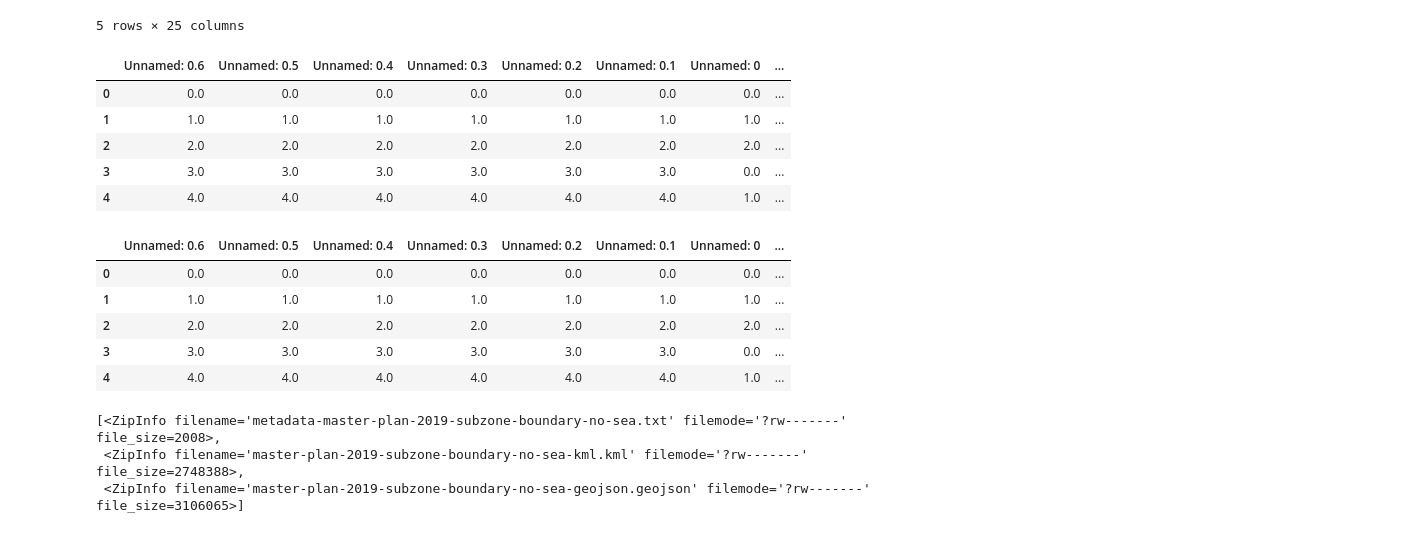
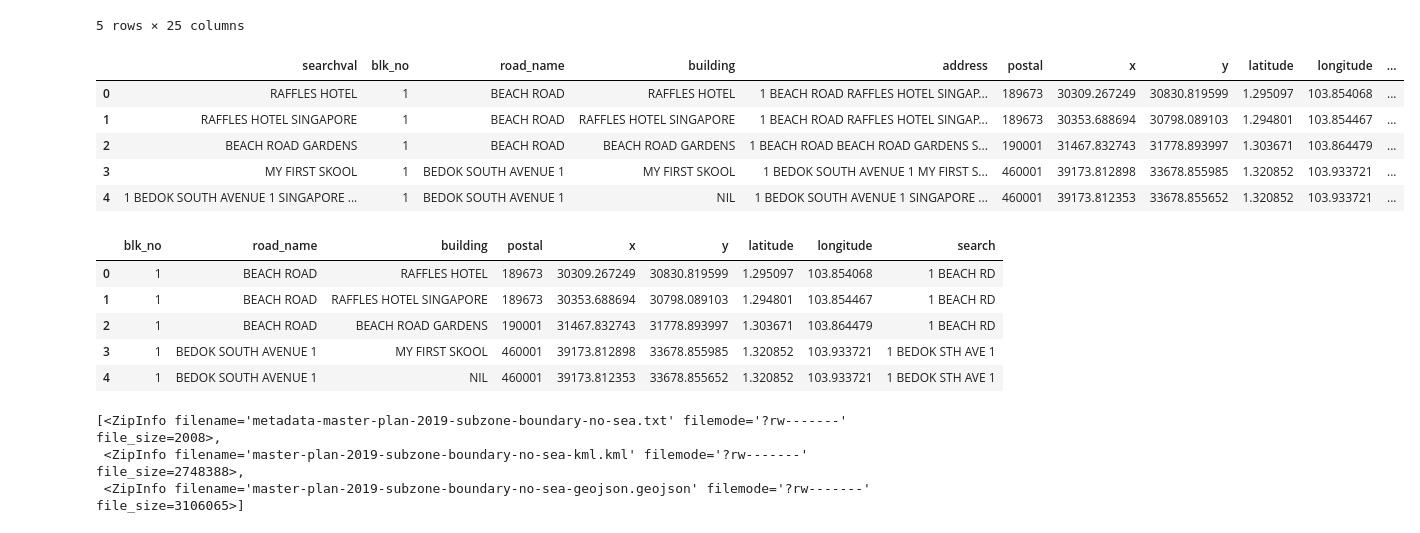
Before and after one commit to YC-Goh/YC-Goh.github.io, a Jupyter notebook: public/projects/sg-open-data/hdb-properties.ipynb, the cells around one changed output. Saved outputs shown, nothing was run; the diff lists cells and outputs as text; code cells hidden in the pictures.

```diff
--- a/public/projects/sg-open-data/hdb-properties.ipynb
+++ b/public/projects/sg-open-data/hdb-properties.ipynb
@@ -67,45 +67,46 @@ hdb.head(5)
 # %%
 data_file = os.path.join(data_fold,'hdb-property-coordinates.csv')
 if os.path.exists(data_file):
-    hdb_g = pd.read_csv(data_file, encoding='utf-8')
+    hdb_g = pd.read_csv(data_file, encoding='utf-8', index_col=0)
 else:
     hdb_g = pd.DataFrame()
 for address in hdb['address']:
     if 'search' not in hdb_g or hdb_g.loc[hdb_g['search'].eq(address),:].index.size == 0:
         time.sleep(.005)
         req = requests.get(
             url='https://developers.onemap.sg/commonapi/search',
             params={
                 'token':os. environ['onemap'],
                 'searchVal': address,
                 'returnGeom': 'Y',
                 'getAddrDetails': 'Y'
             })
         if req.status_code == 200:
             add_df = pd.DataFrame.from_records(req.json()['results'])
-            add_df.rename(columns=dict(zip(add_df.columns, add_df.columns.str.lower())), inplace=True)
-            add_df['search'] = address
-            hdb_g = pd.concat((hdb_g,add_df),axis=0)
+            if add_df.index.size > 0:
+                add_df.rename(columns=dict(zip(add_df.columns, add_df.columns.str.lower())), inplace=True)
+                add_df['search'] = address
+                hdb_g = pd.concat((hdb_g,add_df),axis=0)
 del address, add_df, req
 hdb_g.to_csv(data_file, encoding='utf-8')
 hdb_g.head(5)
 # %% [output]
-|  | Unnamed: 0.6 | Unnamed: 0.5 | Unnamed: 0.4 | Unnamed: 0.3 | Unnamed: 0.2 | Unnamed: 0.1 | Unnamed: 0 | ... |
-| 0 | 0.0 | 0.0 | 0.0 | 0.0 | 0.0 | 0.0 | 0.0 | ... |
-| 1 | 1.0 | 1.0 | 1.0 | 1.0 | 1.0 | 1.0 | 1.0 | ... |
-| 2 | 2.0 | 2.0 | 2.0 | 2.0 | 2.0 | 2.0 | 2.0 | ... |
-| 3 | 3.0 | 3.0 | 3.0 | 3.0 | 3.0 | 3.0 | 0.0 | ... |
-| 4 | 4.0 | 4.0 | 4.0 | 4.0 | 4.0 | 4.0 | 1.0 | ... |
+|  | searchval | blk_no | road_name | building | address | postal | x | y | latitude | longitude | ... |
+| 0 | RAFFLES HOTEL | 1 | BEACH ROAD | RAFFLES HOTEL | 1 BEACH ROAD RAFFLES HOTEL SINGAP... | 189673 | 30309.267249 | 30830.819599 | 1.295097 | 103.854068 | ... |
+| 1 | RAFFLES HOTEL SINGAPORE | 1 | BEACH ROAD | RAFFLES HOTEL SINGAPORE | 1 BEACH ROAD RAFFLES HOTEL SINGAP... | 189673 | 30353.688694 | 30798.089103 | 1.294801 | 103.854467 | ... |
+| 2 | BEACH ROAD GARDENS | 1 | BEACH ROAD | BEACH ROAD GARDENS | 1 BEACH ROAD BEACH ROAD GARDENS S... | 190001 | 31467.832743 | 31778.893997 | 1.303671 | 103.864479 | ... |
+| 3 | MY FIRST SKOOL | 1 | BEDOK SOUTH AVENUE 1 | MY FIRST SKOOL | 1 BEDOK SOUTH AVENUE 1 MY FIRST S... | 460001 | 39173.812898 | 33678.855985 | 1.320852 | 103.933721 | ... |
+| 4 | 1 BEDOK SOUTH AVENUE 1 SINGAPORE ... | 1 | BEDOK SOUTH AVENUE 1 | NIL | 1 BEDOK SOUTH AVENUE 1 SINGAPORE ... | 460001 | 39173.812353 | 33678.855652 | 1.320852 | 103.933721 | ... |
 # %%
 hdb_g = hdb_g.drop(columns=['searchval','address','longtitude'])
 hdb_g.head(5)
 # %% [output]
-|  | Unnamed: 0.6 | Unnamed: 0.5 | Unnamed: 0.4 | Unnamed: 0.3 | Unnamed: 0.2 | Unnamed: 0.1 | Unnamed: 0 | ... |
-| 0 | 0.0 | 0.0 | 0.0 | 0.0 | 0.0 | 0.0 | 0.0 | ... |
-| 1 | 1.0 | 1.0 | 1.0 | 1.0 | 1.0 | 1.0 | 1.0 | ... |
-| 2 | 2.0 | 2.0 | 2.0 | 2.0 | 2.0 | 2.0 | 2.0 | ... |
-| 3 | 3.0 | 3.0 | 3.0 | 3.0 | 3.0 | 3.0 | 0.0 | ... |
-| 4 | 4.0 | 4.0 | 4.0 | 4.0 | 4.0 | 4.0 | 1.0 | ... |
+|  | blk_no | road_name | building | postal | x | y | latitude | longitude | search |
+| 0 | 1 | BEACH ROAD | RAFFLES HOTEL | 189673 | 30309.267249 | 30830.819599 | 1.295097 | 103.854068 | 1 BEACH RD |
+| 1 | 1 | BEACH ROAD | RAFFLES HOTEL SINGAPORE | 189673 | 30353.688694 | 30798.089103 | 1.294801 | 103.854467 | 1 BEACH RD |
+| 2 | 1 | BEACH ROAD | BEACH ROAD GARDENS | 190001 | 31467.832743 | 31778.893997 | 1.303671 | 103.864479 | 1 BEACH RD |
+| 3 | 1 | BEDOK SOUTH AVENUE 1 | MY FIRST SKOOL | 460001 | 39173.812898 | 33678.855985 | 1.320852 | 103.933721 | 1 BEDOK STH AVE 1 |
+| 4 | 1 | BEDOK SOUTH AVENUE 1 | NIL | 460001 | 39173.812353 | 33678.855652 | 1.320852 | 103.933721 | 1 BEDOK STH AVE 1 |
 # %%
 data_file = os.path.join(data_fold,'master_plan_subzone.zip')
 if not os.path.exists(data_file):
```
Also changed, not shown: parts of 9 cells of this notebook, 2 other files.
